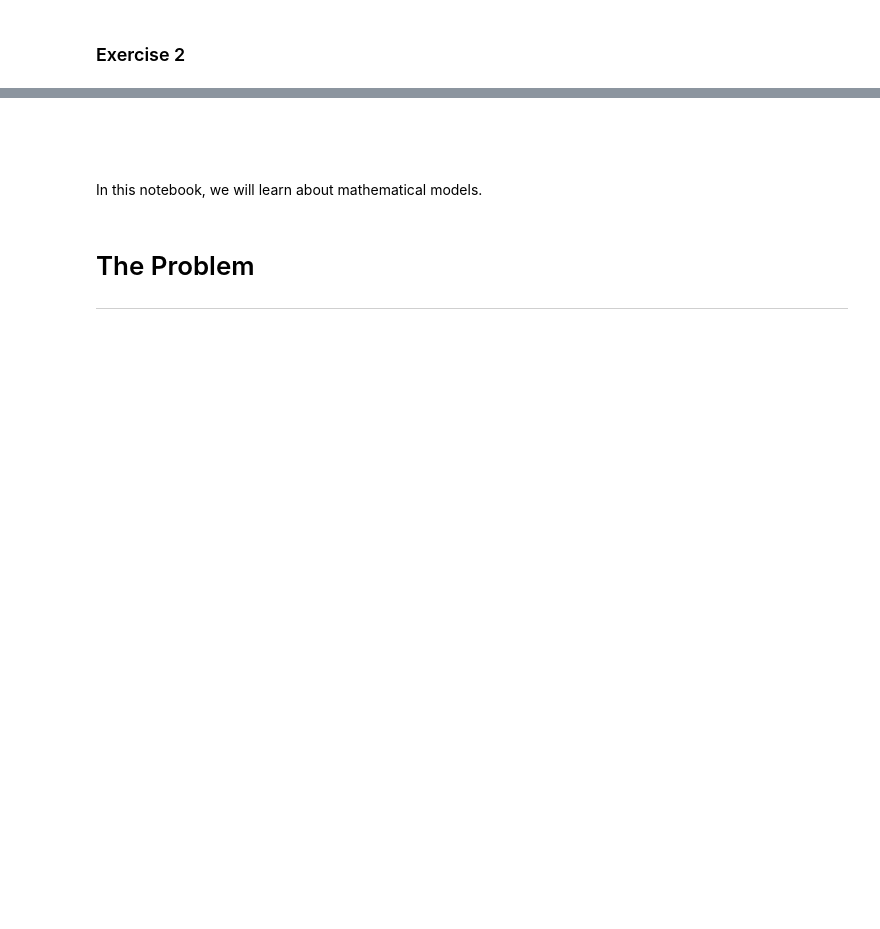
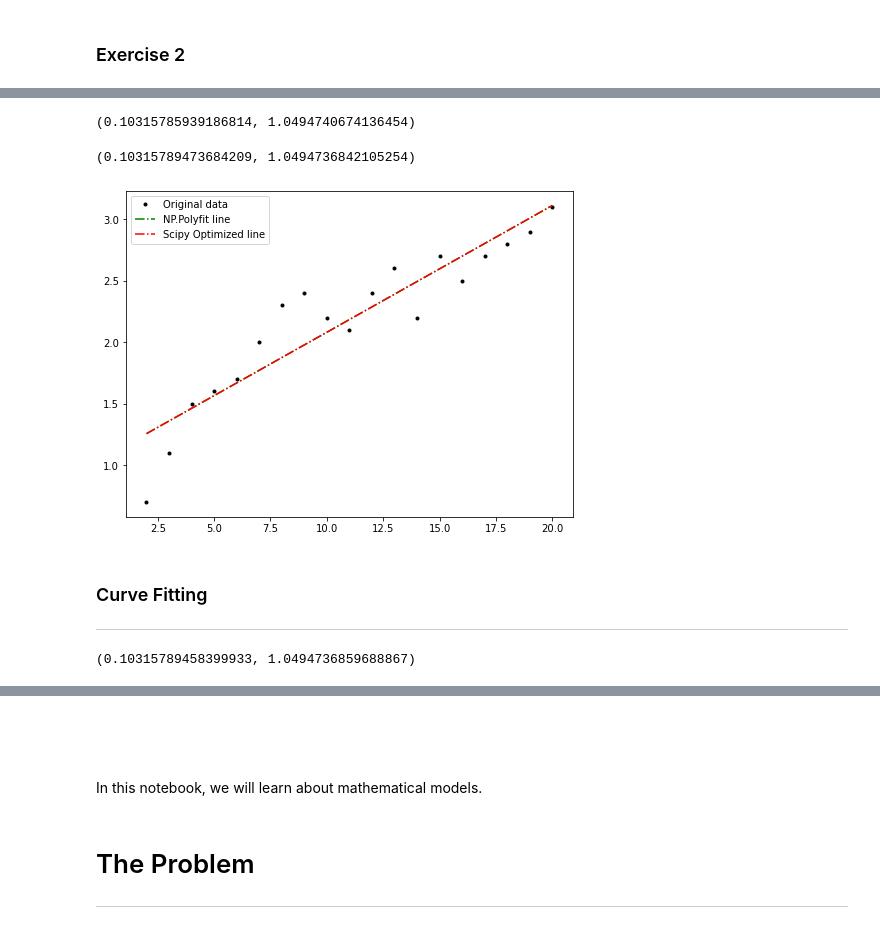
Before and after one commit to doodymack/Machine_Learn_Stats-Assessment, a Jupyter notebook: Exercises/02-Models_exercises.ipynb, the cells around one changed output, grey strips where cells are left out. Cells and saved outputs as stored; diff of their text form; code cells hidden in the pictures; blank space fills up the shorter version.

```diff
--- a/Exercises/02-Models_exercises.ipynb
+++ b/Exercises/02-Models_exercises.ipynb
@@ -255,0 +322,20 @@ y = [0.7, 1.1, 1.5, 1.6, 1.7, 2.0, 2.3, 2.4, 2.2, 2.1, 2.4, 2.6, 2.2, 2.7, 2.5,
+# %%
+# Using the minimize function in scipy.optimize
+# A function to minimize that takes in x
+
+# The function to be minimised is:
+def cost(MC):
+    m,c = MC
+    # we will put the values in an array called MC. e.g. MC =(5,10)
+    # unpack the values m & c
+    # we need the data points in this function.
+    # Note numpy will pull in 'x' and 'y' values as array and will multiply using x array values
+    cost = np.sum((y-m * x - c)**2)
+    #return cost
+    return cost
+# %%
+# neural networks used 'gradient descent'
+# cost value from def cost above is passed into scipy.minimise
+# pass inital values of m & c (any values- scipy.optimize will handle)
+result = so.minimize(cost, (10.0, 10.0))
+result
@@ -255,0 +354,29 @@ y = [0.7, 1.1, 1.5, 1.6, 1.7, 2.0, 2.3, 2.4, 2.2, 2.1, 2.4, 2.6, 2.2, 2.7, 2.5,
+# %%
+# Extract optimized m and c (m_o & c_o).
+m_o, c_o = result.x
+m_o, c_o
+# %% [output]
+(0.10315785939186814, 1.0494740674136454)
+# %%
+# Recalculate np.polyfit m and c for dataset (m_p & c_p)
+m_p, c_p = np.polyfit(x, y, 1)
+m_p, c_p
+# %% [output]
+(0.10315789473684209, 1.0494736842105254)
+# %%
+# Plot the best fit line from the optimization.
+fig, ax = plt.subplots(figsize=(8, 6))
+ax.plot(x, y, 'k.', label='Original data')
+# call the point m underscore o for optimised value
+# call the point c underscore o for optimised value
+ax.plot(x, m_p * x + c_p, 'g-.', label='NP.Polyfit line') #calculated using the basic np.polyfit function above
+ax.plot(x, m_o * x + c_o, 'r-.', label='Scipy Optimized line') #calculated using the scipy.stats optimized,minimize function
+ax.legend()
+
+# Show the plot.
+plt.show()
+# %% [output]
+[figure, added]
+# %% [markdown]
+### Curve Fitting
+---
@@ -255,0 +398,9 @@ y = [0.7, 1.1, 1.5, 1.6, 1.7, 2.0, 2.3, 2.4, 2.2, 2.1, 2.4, 2.6, 2.2, 2.7, 2.5,
+# %%
+# Pull out the parameters.
+# call them m_f and c_f
+# curve_fit line
+m_f, c_f = result[0]
+# Print values.
+m_f, c_f
+# %% [output]
+(0.10315789458399933, 1.0494736859688867)
```
Also changed, not shown: parts of 61 cells of this notebook, 1 other file.
